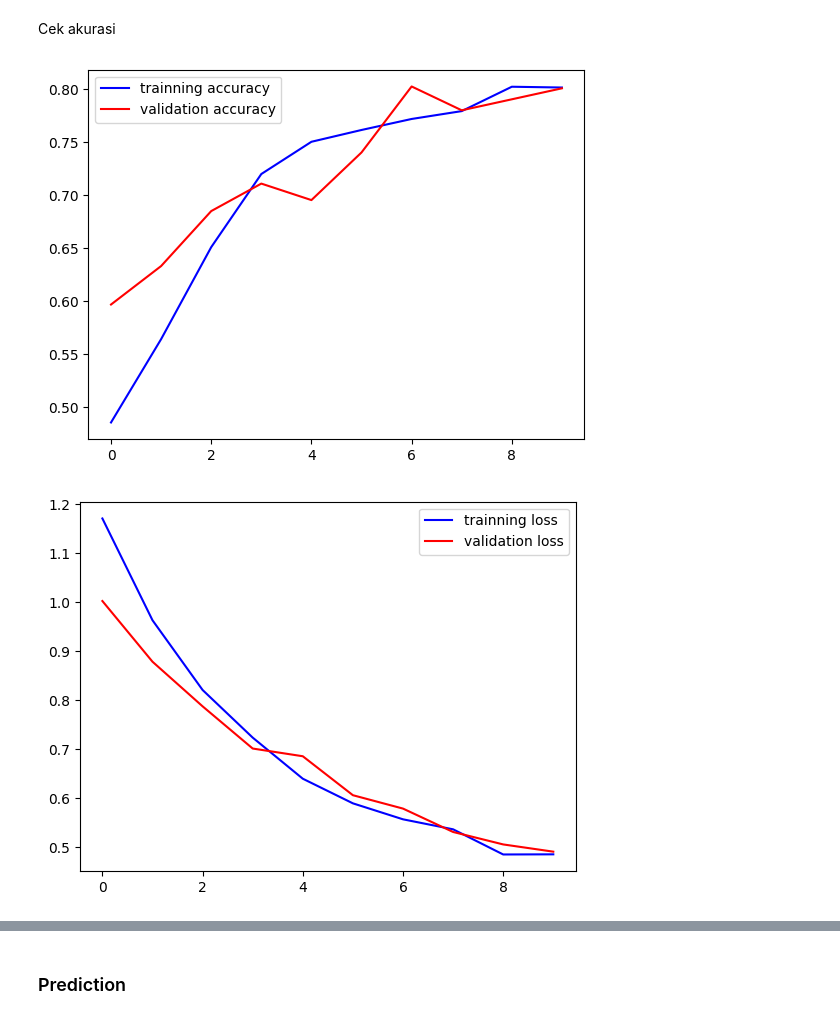
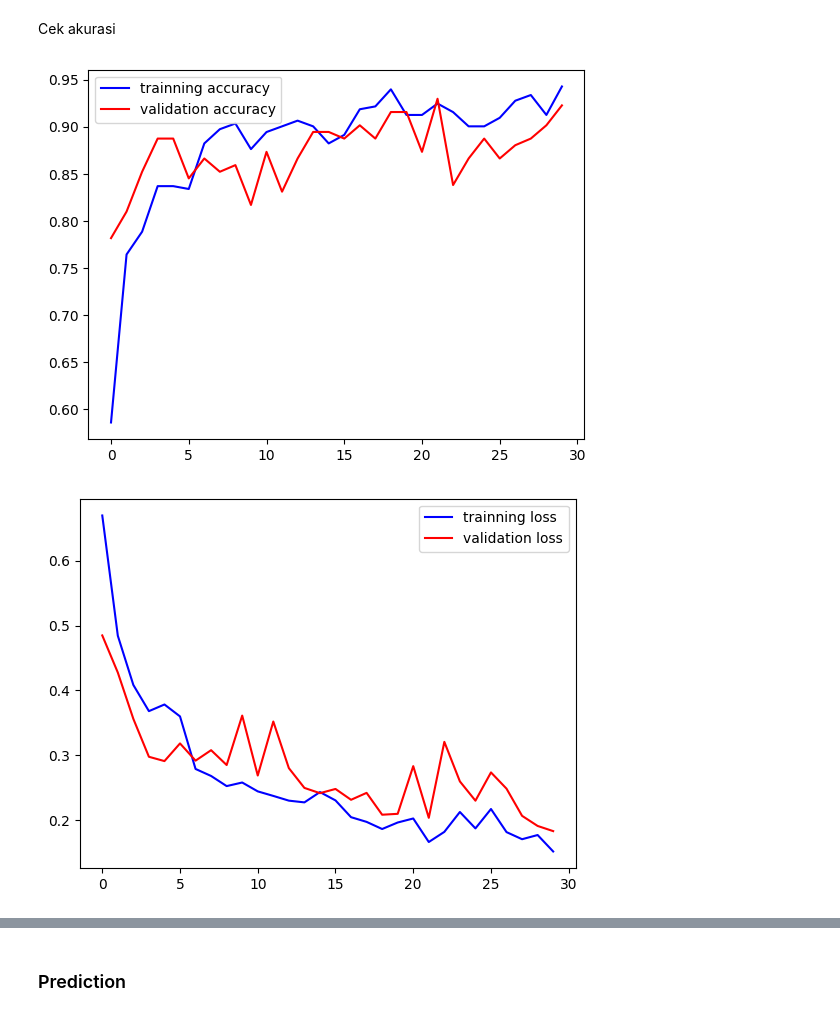
Before and after one commit to akualfi/BootcampAI, a Jupyter notebook: Drowsiness.ipynb, the cells around one changed output, grey strips where cells are left out. Saved outputs shown, nothing was run; the diff lists cells and outputs as text; code cells hidden in the pictures.

```diff
--- a/Drowsiness.ipynb
+++ b/Drowsiness.ipynb
@@ -178,8 +197,8 @@ test_generator = test_generator.flow(np.array(X_test), y_test, shuffle=False)
 # %%
-resnet_base = ResNet50(weights='imagenet', include_top=False, input_shape=(64, 64, 3))
+resnet_base = VGG16(weights='imagenet', include_top=False, input_shape=(64, 64, 3))
 # %%
-model = Sequential()
-model.add(resnet_base)
-model.add(Flatten())
-model.add(Dense(64, activation='relu'))
-model.add(Dense(4, activation='softmax'))
+model_y = Sequential()
+model_y.add(resnet_base)
+model_y.add(Flatten())
+model_y.add(Dense(64, activation='relu'))
+model_y.add(Dense(1, activation='sigmoid')) # Changed to 1 unit with sigmoid for binary classification
@@ -224,3 +243,8 @@ AttributeError: 'Functional' object has no attribute 'add'
+# %%
+learning_rate = 0.001  # You can change this value
+optimizer = Adam(learning_rate=learning_rate)
+
+model_y.compile(loss='binary_crossentropy', metrics=['accuracy'], optimizer=optimizer)
 # %%
-history = model.fit(train_generator, epochs=10, validation_data=test_generator, shuffle=True, validation_steps=len(test_generator))
+history_y = model_y.fit(train_generator_y, epochs=30, validation_data=test_generator_y, shuffle=True, validation_steps=len(test_generator_y))
 # %% [output]
@@ -250,21 +306,21 @@ for layer in resnet_base.layers:
 # %% [markdown]
 Cek akurasi
 # %%
-accuracy = history.history['accuracy']
-val_accuracy = history.history['val_accuracy']
-loss = history.history['loss']
-val_loss = history.history['val_loss']
+accuracy = history_y.history['accuracy']
+val_accuracy = history_y.history['val_accuracy']
+loss = history_y.history['loss']
+val_loss = history_y.history['val_loss']
 epochs = range(len(accuracy))
 
 plt.plot(epochs, accuracy, "b", label="trainning accuracy")
 plt.plot(epochs, val_accuracy, "r", label="validation accuracy")
 plt.legend()
 plt.show()
 
 plt.plot(epochs, loss, "b", label="trainning loss")
 plt.plot(epochs, val_loss, "r", label="validation loss")
 plt.legend()
 plt.show()
 # %% [output]
-[figure, old version]
+[figure, new version]
-[figure, old version]
+[figure, new version]
```
Also changed, not shown: parts of 57 cells of this notebook, 1 other file.
